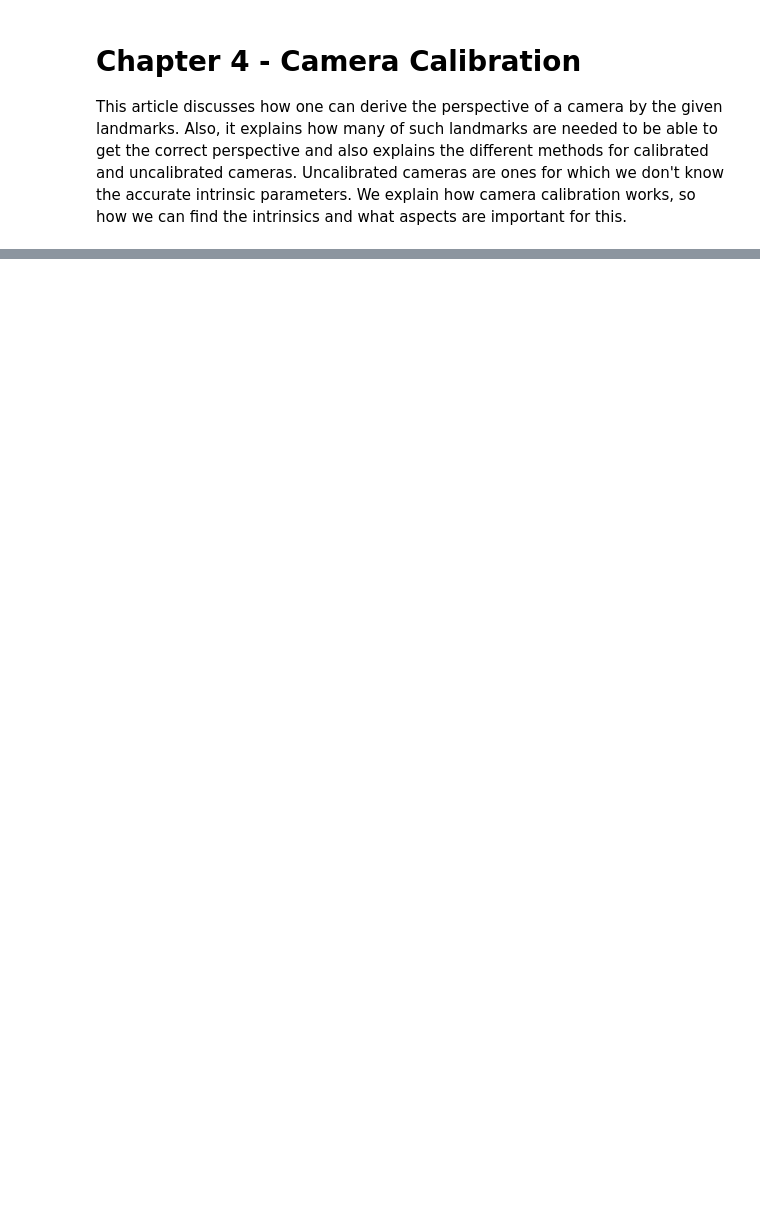
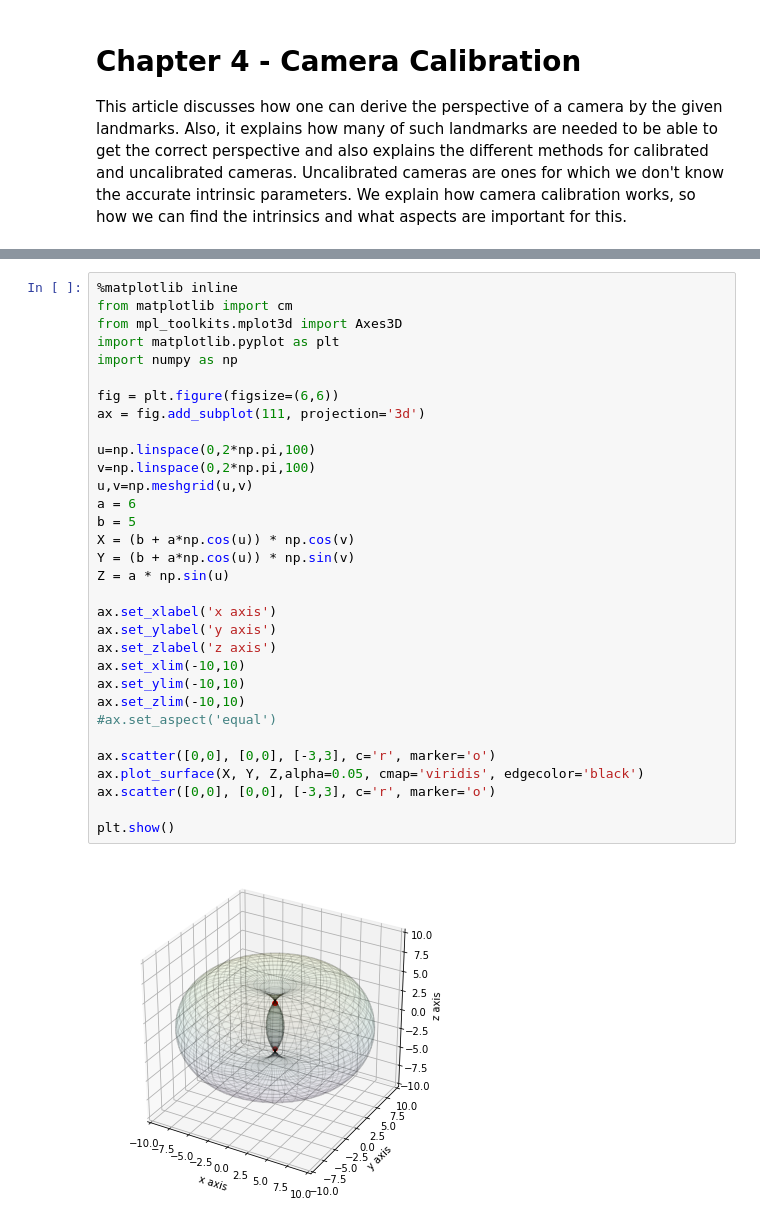
Before and after one commit to polygon-software/python-visual-odometry, a Jupyter notebook: Chapter 4 - Camera Calibration.ipynb, the cells around one changed output, grey strips where cells are left out. Drawn from its saved outputs; the diff is of its cells as text; blank space fills up the shorter version.

```diff
--- a/Chapter 4 - Camera Calibration.ipynb
+++ b/Chapter 4 - Camera Calibration.ipynb
@@ -56,0 +39,34 @@ Since we only need three points to get down to 4 solutions the PnP is often also
+# %%
+%matplotlib inline
+from matplotlib import cm
+from mpl_toolkits.mplot3d import Axes3D
+import matplotlib.pyplot as plt
+import numpy as np
+
+fig = plt.figure(figsize=(6,6))
+ax = fig.add_subplot(111, projection='3d')
+
+u=np.linspace(0,2*np.pi,100)
+v=np.linspace(0,2*np.pi,100)
+u,v=np.meshgrid(u,v)
+a = 6
+b = 5
+X = (b + a*np.cos(u)) * np.cos(v)
+Y = (b + a*np.cos(u)) * np.sin(v)
+Z = a * np.sin(u)
+
+ax.set_xlabel('x axis')
+ax.set_ylabel('y axis')
+ax.set_zlabel('z axis')
+ax.set_xlim(-10,10)
+ax.set_ylim(-10,10)
+ax.set_zlim(-10,10)
+#ax.set_aspect('equal')
+
+ax.scatter([0,0], [0,0], [-3,3], c='r', marker='o')
+ax.plot_surface(X, Y, Z,alpha=0.05, cmap='viridis', edgecolor='black')
+ax.scatter([0,0], [0,0], [-3,3], c='r', marker='o')
+
+plt.show()
+# %% [output]
+[figure, added]
```
Also changed, not shown: parts of 7 cells of this notebook, 3 other files.
